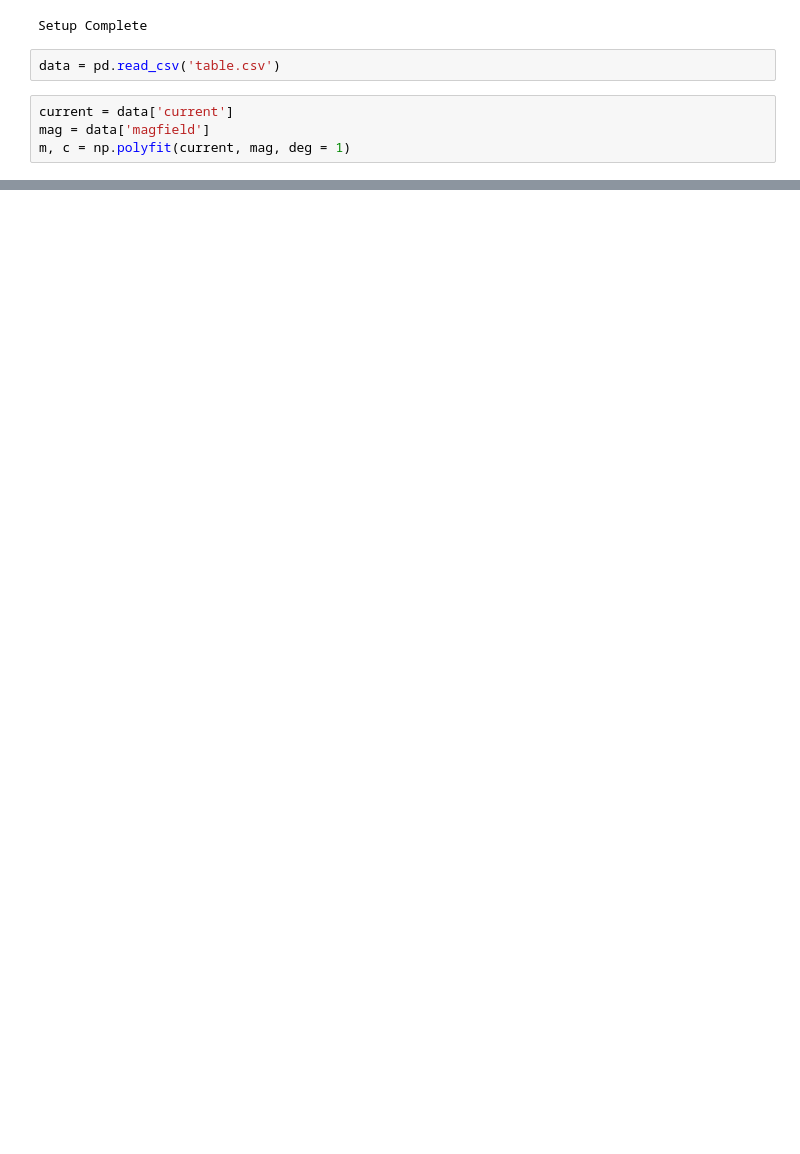
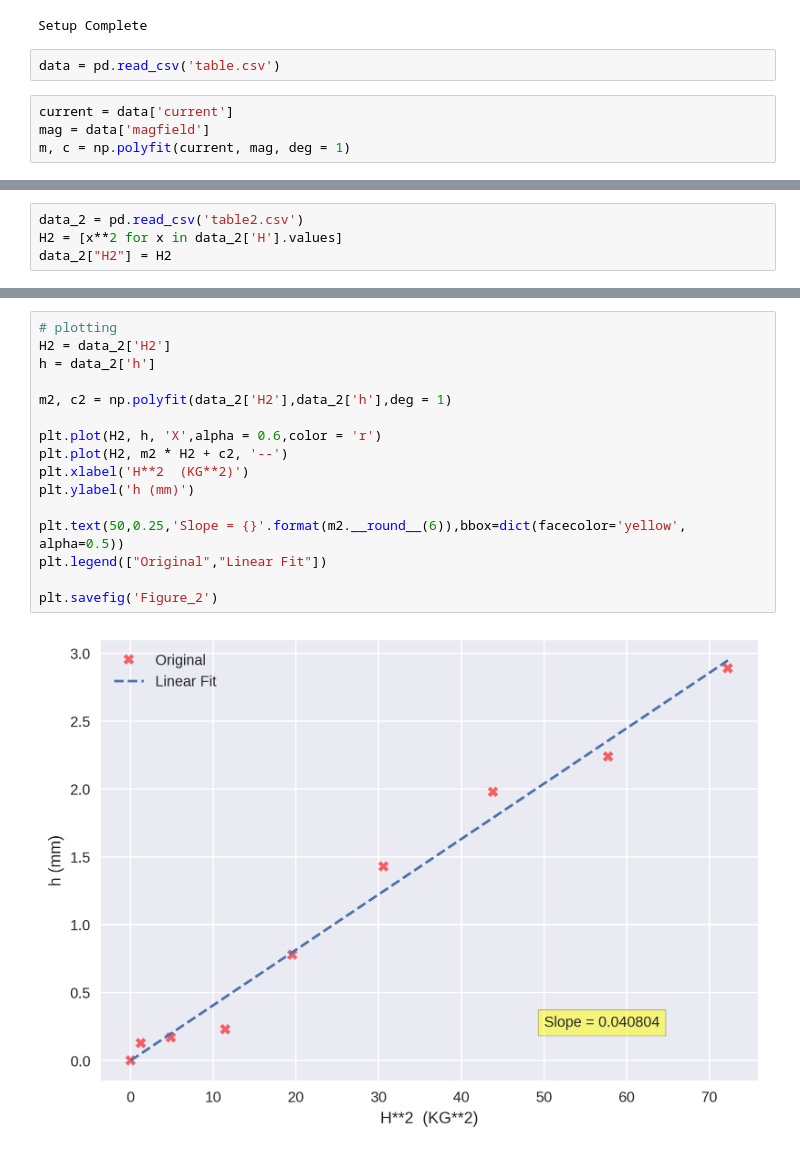
Before and after one commit to jithu7432/genlab-experiments, a Jupyter notebook: Qunicks Tube/test.ipynb, the cells around one changed output, grey strips where cells are left out. Drawn from its saved outputs; the diff is of its cells as text; blank space fills up the shorter version.

```diff
--- a/Qunicks Tube/test.ipynb
+++ b/Qunicks Tube/test.ipynb
@@ -31,0 +32,4 @@ plt.savefig("Figure_1")
+# %%
+data_2 = pd.read_csv('table2.csv')
+H2 = [x**2 for x in data_2['H'].values]
+data_2["H2"] = H2
@@ -31,0 +49,18 @@ plt.savefig("Figure_1")
+# %%
+# plotting
+H2 = data_2['H2']
+h = data_2['h']
+
+m2, c2 = np.polyfit(data_2['H2'],data_2['h'],deg = 1)
+
+plt.plot(H2, h, 'X',alpha = 0.6,color = 'r')
+plt.plot(H2, m2 * H2 + c2, '--')
+plt.xlabel('H**2  (KG**2)')
+plt.ylabel('h (mm)')
+
+plt.text(50,0.25,'Slope = {}'.format(m2.__round__(6)),bbox=dict(facecolor='yellow', alpha=0.5))
+plt.legend(["Original","Linear Fit"])
+
+plt.savefig('Figure_2')
+# %% [output]
+[figure, added]
```
Also changed, not shown: parts of 8 cells of this notebook, 3 other files.
